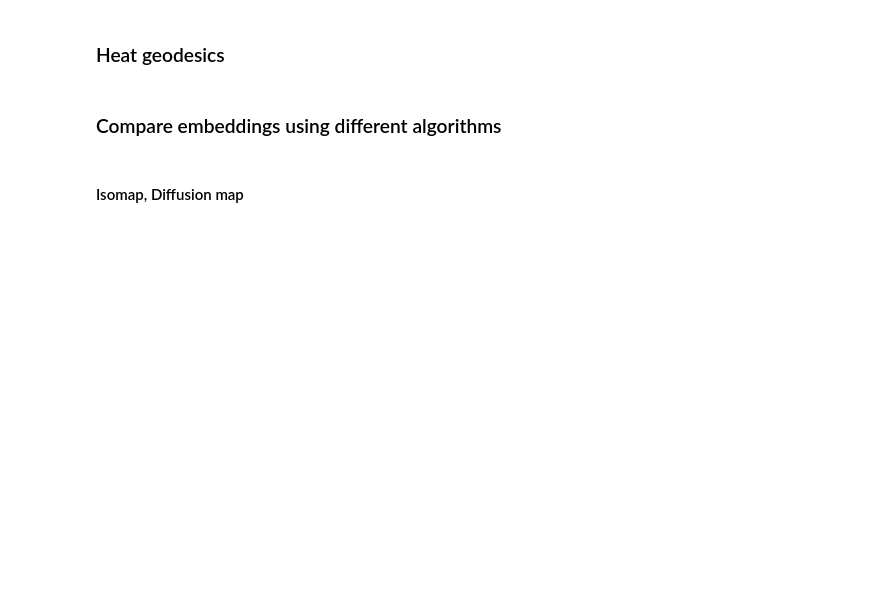
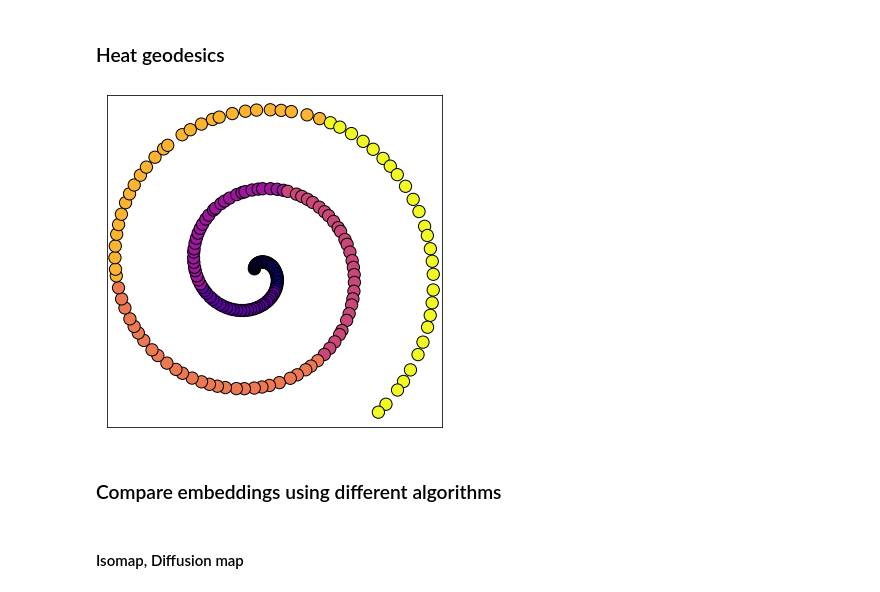
Before and after one commit to dyballa/IAN, a Jupyter notebook: examples/example-spiral.ipynb, the cells around one changed output. Cells and saved outputs as stored; diff of their text form; code cells hidden in the pictures; blank space fills up the shorter version.

```diff
--- a/examples/example-spiral.ipynb
+++ b/examples/example-spiral.ipynb
@@ -100,20 +109,22 @@ plt.show()
 # %%
 geocenter = [199] #index of starting node(s) for heat diffusion
 
 K = wG.toarray() #convert weighted graph to dense array
 
 #remove any self-weights
 np.fill_diagonal(K,0)
 
 t = 100 #heat diffusion time
 phis = computeHeatGeodesics(K, t, geocenter)
 
 
-f,ax = subps(1,1,7,7)
+f,ax = subps(1,1,6,6)
 
 zorder = phis.argsort()[::-1]#put hottest pts on top for clearer visualization
 plot2dScatter(X[zorder], phis[zorder], f_ax=(f,ax), axLabels=False, cmap=plasma7r_cmp, s=150, edgecolors=(0,0,0))
 plt.show()
+# %% [output]
+[figure, added]
 # %% [markdown]
 ### Compare embeddings using different algorithms
 # %%
```
Also changed, not shown: parts of 9 cells of this notebook.
